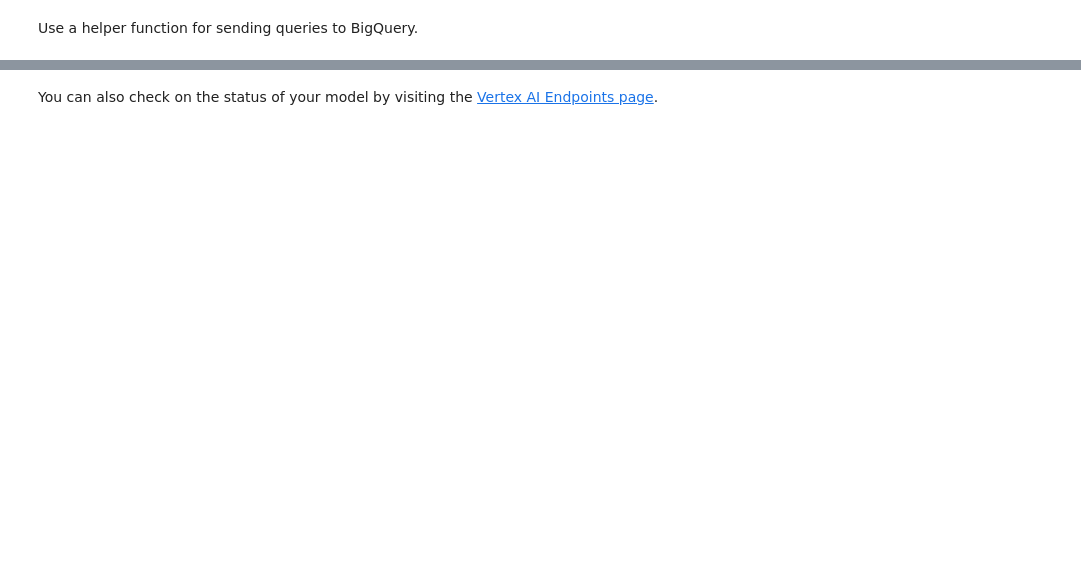
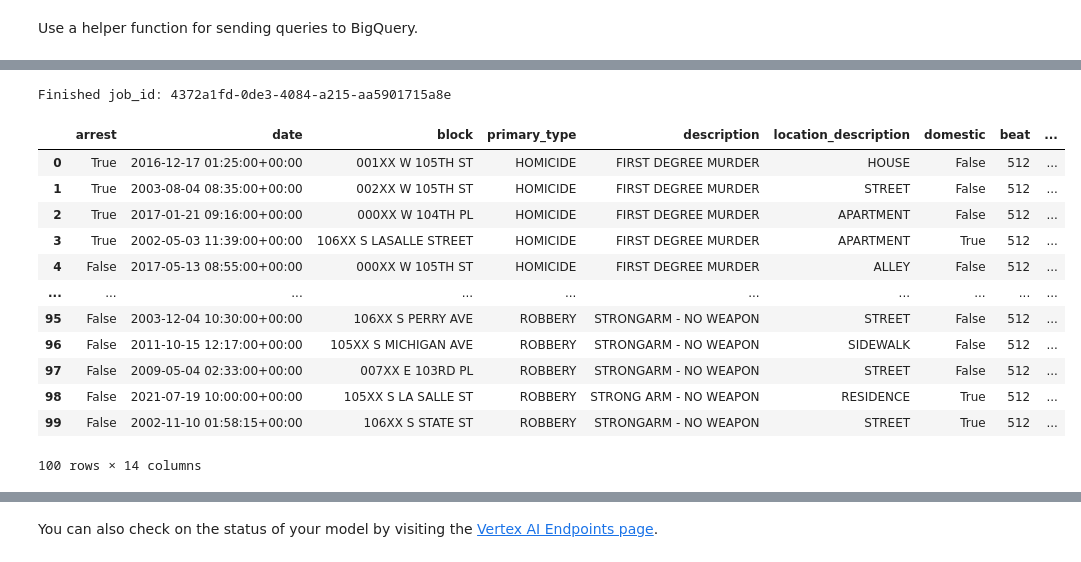
Before and after one commit to paulycloud/ml_portfolio, a Jupyter notebook: 02_BigQuery_ML/02_linear_regression/00_template/index.ipynb, the cells around one changed output, grey strips where cells are left out. Cells and saved outputs as stored; diff of their text form; code cells hidden in the pictures; blank space fills up the shorter version.

```diff
--- a/02_BigQuery_ML/02_linear_regression/00_template/index.ipynb
+++ b/02_BigQuery_ML/02_linear_regression/00_template/index.ipynb
@@ -562,0 +409,24 @@ resource name: projects/993987777814/locations/us-central1/endpoints/13515768674
+# %%
+# We can examine the view data using the sql below
+sql_examine_view_data = f"""
+SELECT *
+FROM {BQ_DATASET_NAME}.input_view
+limit 100;
+"""
+
+run_bq_query(sql_examine_view_data)
+# %% [output]
+Finished job_id: 4372a1fd-0de3-4084-a215-aa5901715a8e
+|  | arrest | date | block | primary_type | description | location_description | domestic | beat | ... |
+| 0 | True | 2016-12-17 01:25:00+00:00 | 001XX W 105TH ST | HOMICIDE | FIRST DEGREE MURDER | HOUSE | False | 512 | ... |
+| 1 | True | 2003-08-04 08:35:00+00:00 | 002XX W 105TH ST | HOMICIDE | FIRST DEGREE MURDER | STREET | False | 512 | ... |
+| 2 | True | 2017-01-21 09:16:00+00:00 | 000XX W 104TH PL | HOMICIDE | FIRST DEGREE MURDER | APARTMENT | False | 512 | ... |
+| 3 | True | 2002-05-03 11:39:00+00:00 | 106XX S LASALLE STREET | HOMICIDE | FIRST DEGREE MURDER | APARTMENT | True | 512 | ... |
+| 4 | False | 2017-05-13 08:55:00+00:00 | 000XX W 105TH ST | HOMICIDE | FIRST DEGREE MURDER | ALLEY | False | 512 | ... |
+| ... | ... | ... | ... | ... | ... | ... | ... | ... | ... |
+| 95 | False | 2003-12-04 10:30:00+00:00 | 106XX S PERRY AVE | ROBBERY | STRONGARM - NO WEAPON | STREET | False | 512 | ... |
+| 96 | False | 2011-10-15 12:17:00+00:00 | 105XX S MICHIGAN AVE | ROBBERY | STRONGARM - NO WEAPON | SIDEWALK | False | 512 | ... |
+| 97 | False | 2009-05-04 02:33:00+00:00 | 007XX E 103RD PL | ROBBERY | STRONGARM - NO WEAPON | STREET | False | 512 | ... |
+| 98 | False | 2021-07-19 10:00:00+00:00 | 105XX S LA SALLE ST | ROBBERY | STRONG ARM - NO WEAPON | RESIDENCE | True | 512 | ... |
+| 99 | False | 2002-11-10 01:58:15+00:00 | 106XX S STATE ST | ROBBERY | STRONGARM - NO WEAPON | STREET | True | 512 | ... |
+100 rows × 14 columns
```
Also changed, not shown: parts of 119 cells of this notebook, 2 other files.
